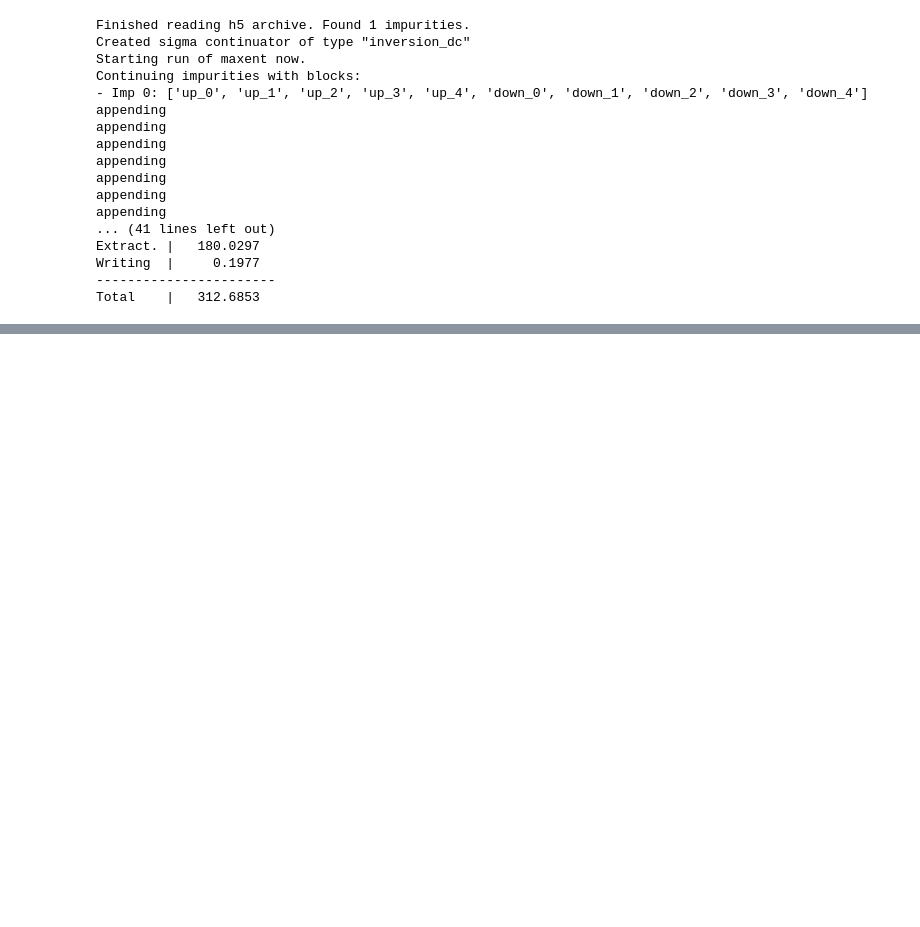
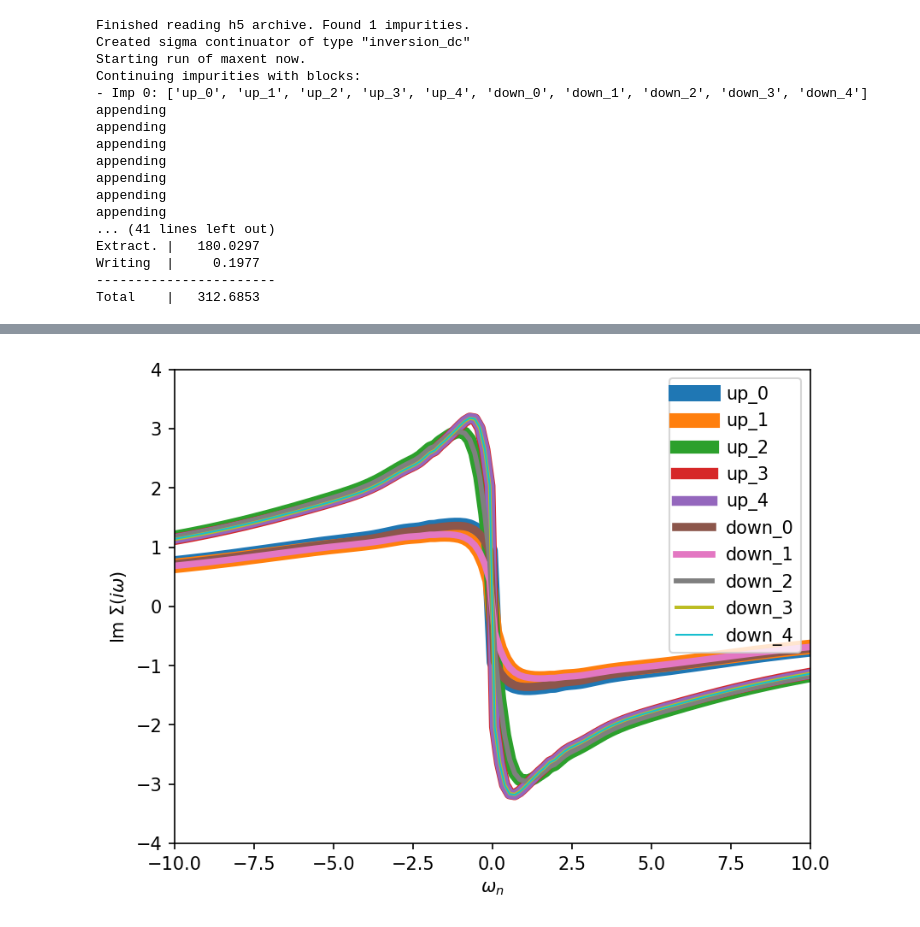
Before and after one commit to Lanlin123/FeSe, a Jupyter notebook: fese.ipynb, the cells around one changed output, grey strips where cells are left out. Saved outputs shown, nothing was run; the diff lists cells and outputs as text; code cells hidden in the pictures; blank space fills up the shorter version.

```diff
--- a/fese.ipynb
+++ b/fese.ipynb
@@ -62,0 +65,17 @@ plt.show()
+# %%
+with HDFArchive('./fese.h5','r') as h5:
+    Sigma_imp_iw = h5['DMFT_results/last_iter/Sigma_freq_0']
+fig, ax = plt.subplots(1, dpi=150)
+color = ['C0','C1','C2','C3','C4','C5','C6','C7','C8','C9']
+n=-1
+a=10
+for block, Sw in Sigma_imp_iw:
+    a=a-0.9
+    n=n+1
+    ax.oplot(Sw.imag ,'-', c=color[n], label=block,linewidth=a)
+ax.set_ylabel(r"Im $\Sigma (i\omega)$")
+ax.set_xlim(-10,10)
+ax.set_ylim(-4,4)
+plt.show()
+# %% [output]
+[figure, added]
```
Also changed, not shown: parts of 1 cell of this notebook.
